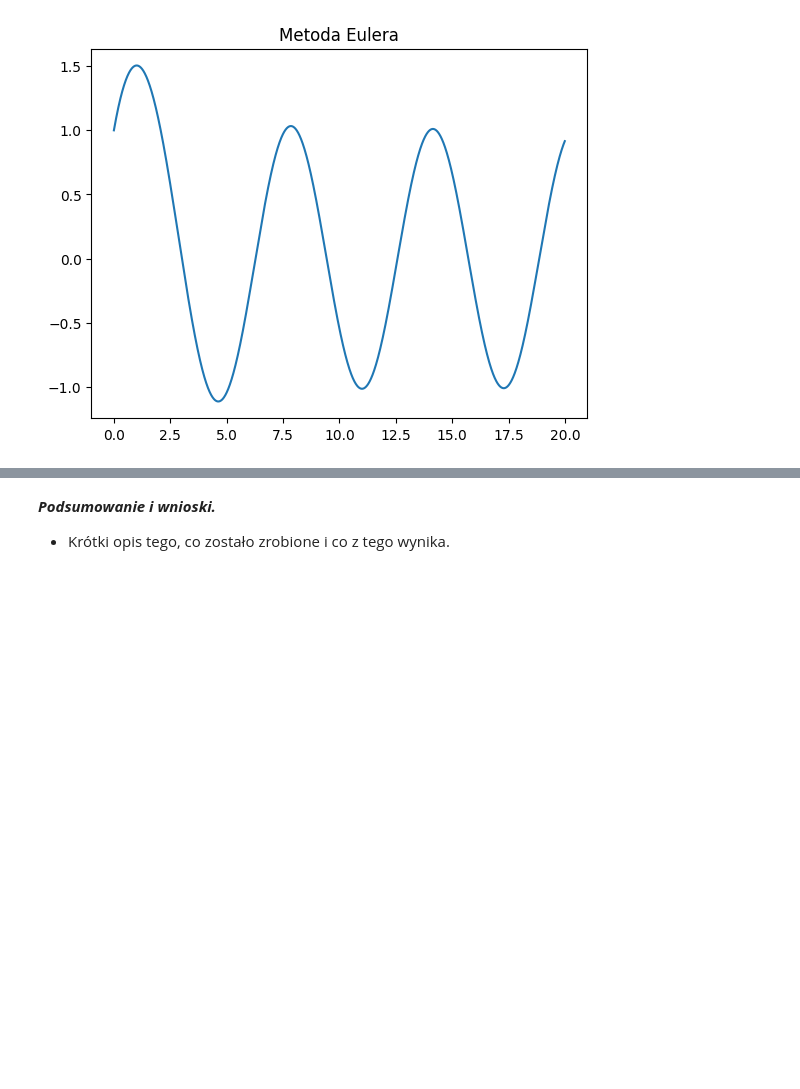
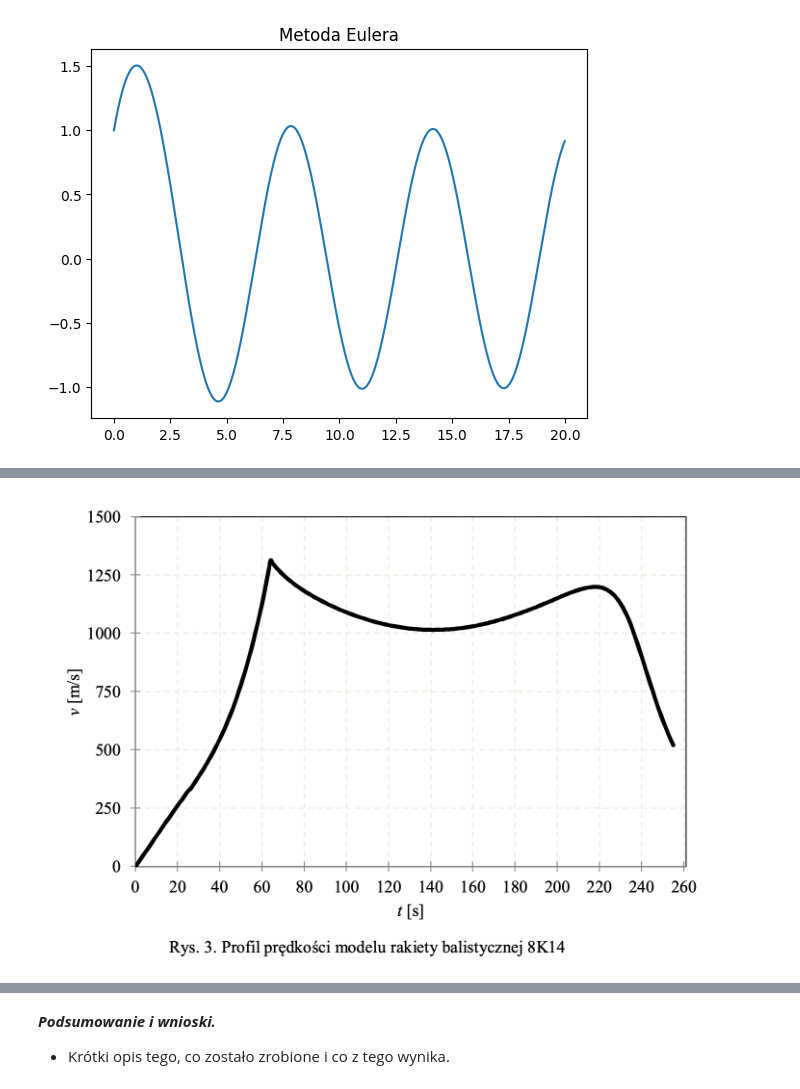
Before and after one commit to MariaNowacka/projekt_rozniczki, a Jupyter notebook: Cieslik_Nowacka.ipynb, the cells around one changed output, grey strips where cells are left out. Drawn from its saved outputs; the diff is of its cells as text; code cells hidden in the pictures; blank space fills up the shorter version.

```diff
--- a/Cieslik_Nowacka.ipynb
+++ b/Cieslik_Nowacka.ipynb
@@ -190,0 +273,4 @@ py.show()
+# %%
+Image("rys.3.png")
+# %% [output]
+[figure, added]
```
Also changed, not shown: parts of 31 cells of this notebook.
